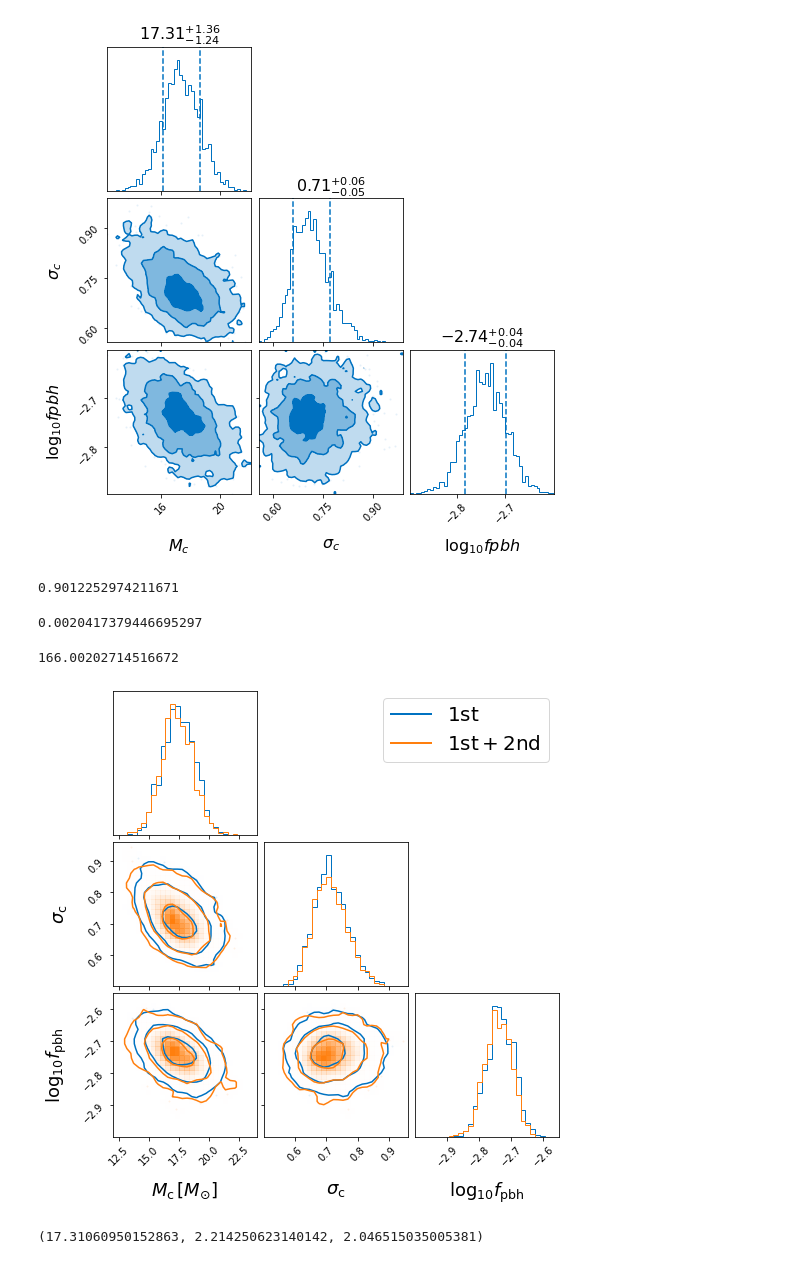
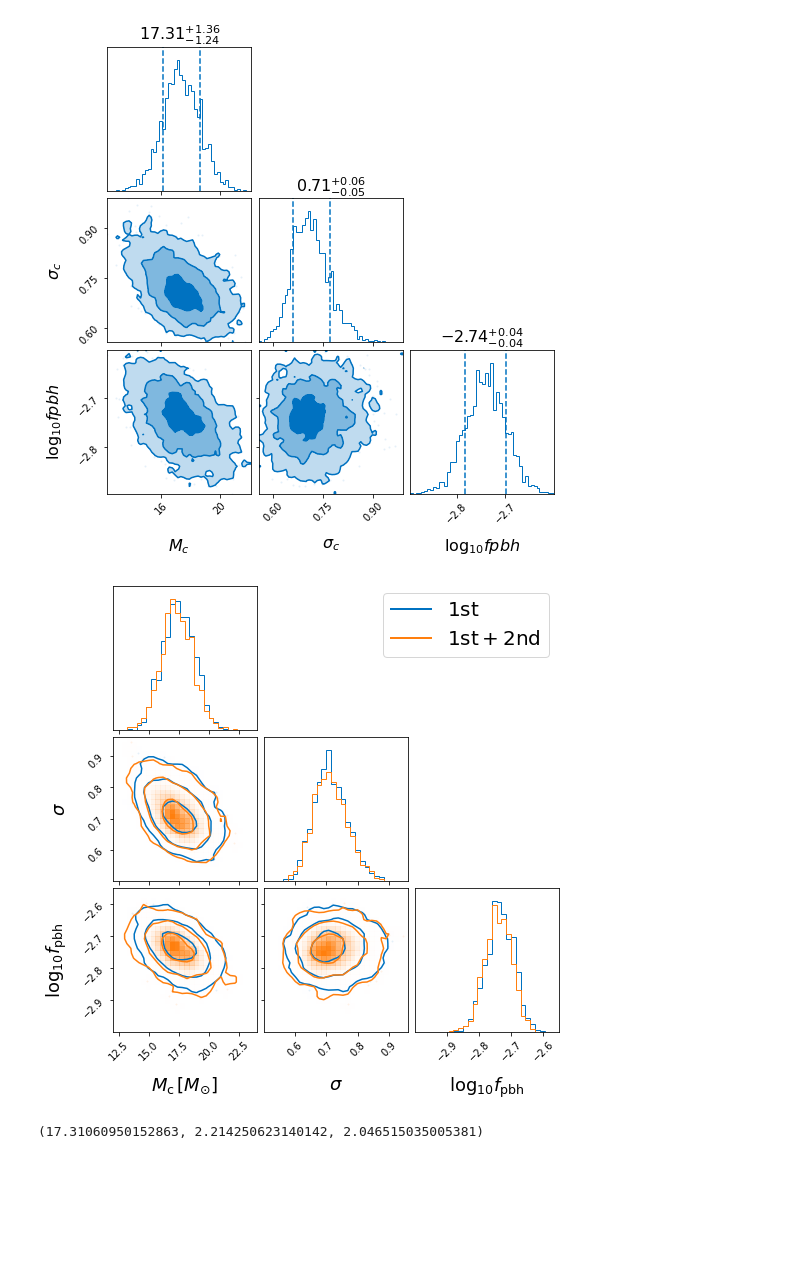
Before and after one commit to zuchengchen/merger_history_GWTC3, a Jupyter notebook: code/GWTC3_lognormal_2nd.ipynb, the cells around one changed output. Cells and saved outputs as stored; diff of their text form; code cells hidden in the pictures; blank space fills up the shorter version.

```diff
--- a/code/GWTC3_lognormal_2nd.ipynb
+++ b/code/GWTC3_lognormal_2nd.ipynb
@@ -169,19 +169,5 @@ ln_noise_evidence:    nan
 ln_evidence: -1762.438 +/-  0.177
 ln_bayes_factor:    nan +/-  0.177
 [figure]
-# %%
-import numpy as np
-np.exp(-1055.256-(-1055.152))
-# %% [output]
-0.9012252974211671
-# %%
-10**(-2.69)
-# %% [output]
-0.0020417379446695297
-# %%
-import numpy as np
-np.exp(-1055.256-(-1060.368))
-# %% [output]
-166.00202714516672
 # %%
 import matplotlib.lines as mlines
@@ -192,22 +181,22 @@ outdir2 = "H0_GWTC-3_PBH-lognormal-2nd_flatLCDM_2/"
 posteriors1 = np.loadtxt(f"{outdir1}/dynesty_samples.dat", skiprows=1)
 posteriors2 = np.loadtxt(f"{outdir2}/dynesty_samples.dat", skiprows=1)
 # %%
-fig = corner.corner(posteriors1, bins=30, smooth=0.9, color='#0072C1', labels=[r"$M_\mathrm{c}\, [M_{\odot}]$", r"$\sigma_\mathrm{c}$", r"$\log_{10}f_\mathrm{pbh}$"],
+fig = corner.corner(posteriors1, bins=30, smooth=0.9, color='#0072C1', labels=[r"$M_\mathrm{c}\, [M_{\odot}]$", r"$\sigma$", r"$\log_{10}f_\mathrm{pbh}$"],
                     levels=(1 - np.exp(-0.5), 1 - np.exp(-2), 1 - np.exp(-9 / 2.)), plot_density=True, plot_datapoints=True, fill_contours=False,
                     show_titles=False, title_kwargs={"fontsize": 18}, label_kwargs=dict(fontsize=18), range=((12, 24), (0.5, 0.96), (-3, -2.55)))
 
-corner.corner(posteriors2, bins=30, smooth=0.9, color='#FF7F0E', labels=[r"$M_\mathrm{c}\, [M_{\odot}]$", r"$\sigma_\mathrm{c}$", r"$\log_{10}f_\mathrm{pbh}$"],
+corner.corner(posteriors2, bins=30, smooth=0.9, color='#FF7F0E', labels=[r"$M_\mathrm{c}\, [M_{\odot}]$", r"$\sigma$", r"$\log_{10}f_\mathrm{pbh}$"],
               levels=(1 - np.exp(-0.5), 1 - np.exp(-2), 1 - np.exp(-9 / 2.)), plot_density=True, plot_datapoints=True, fill_contours=False,
               show_titles=False, title_kwargs={"fontsize": 18}, label_kwargs=dict(fontsize=18), range=((12, 24), (0.5, 0.96), (-3, -2.55)), fig=fig)
 
 blue_line = mlines.Line2D([], [], color='#0072C1', lw=2, label=r'$\rm{1st}$')
 orange_line = mlines.Line2D([], [], color='#FF7F0E', lw=2, label=r'$\rm{1st+2nd}$')
 plt.legend(handles=[blue_line, orange_line], bbox_to_anchor=(
     1, 3.12), loc='upper right', fontsize=20)  # prop={'size': 8})
 plt.savefig("../latex/post-log.pdf")
 plt.show()
 # %% [output]
-[figure, old version]
+[figure, new version]
 # %%
 def get_credibles(posts):
     x_low, x_median, x_up = np.quantile(posts, [0.05, 0.5, 0.95])
```
Also changed, not shown: parts of 2 cells of this notebook, 7 other files.
